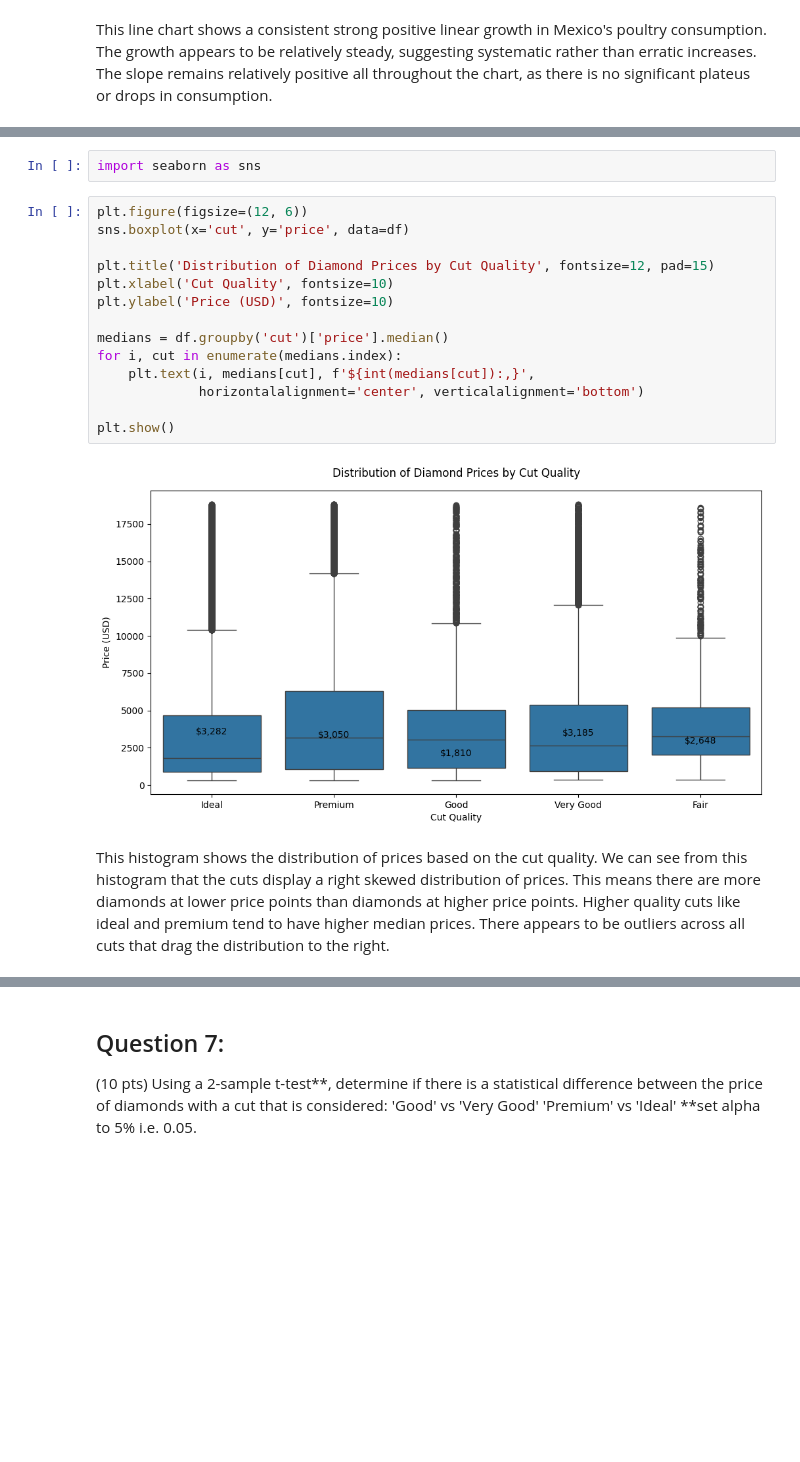
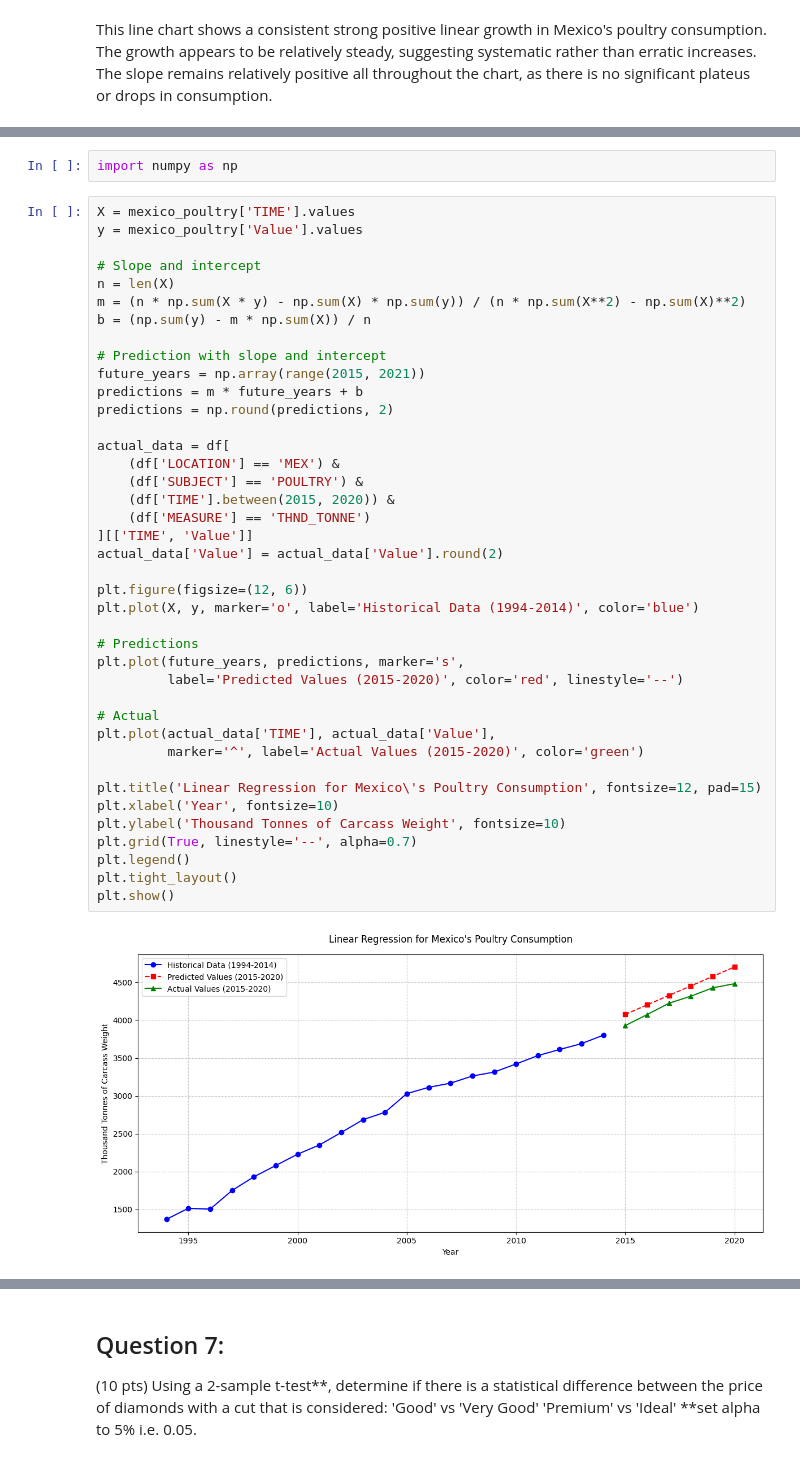
Before and after one commit to DavidYu75/ds3000-assignments, a Jupyter notebook: DS3000.A7.David.Yu.ipynb, the cells around one changed output, grey strips where cells are left out. Saved outputs shown, nothing was run; the diff lists cells and outputs as text; blank space fills up the shorter version.

```diff
--- a/DS3000.A7.David.Yu.ipynb
+++ b/DS3000.A7.David.Yu.ipynb
@@ -169,20 +170,44 @@ Note: this question is asking you to show the distribution of diamond prices for
 # %%
-import seaborn as sns
+import numpy as np
-# %%
-plt.figure(figsize=(12, 6))
-sns.boxplot(x='cut', y='price', data=df)
-
-plt.title('Distribution of Diamond Prices by Cut Quality', fontsize=12, pad=15)
-plt.xlabel('Cut Quality', fontsize=10)
-plt.ylabel('Price (USD)', fontsize=10)
-
-medians = df.groupby('cut')['price'].median()
-for i, cut in enumerate(medians.index):
-    plt.text(i, medians[cut], f'${int(medians[cut]):,}',
-             horizontalalignment='center', verticalalignment='bottom')
-
-plt.show()
-# %% [output]
-[figure, removed]
-# %% [markdown]
-This histogram shows the distribution of prices based on the cut quality. We can see from this histogram that the cuts display a right skewed distribution of prices. This means there are more diamonds at lower price points than diamonds at higher price points. Higher quality cuts like ideal and premium tend to have higher median prices. There appears to be outliers across all cuts that drag the distribution to the right.
+# %%
+X = mexico_poultry['TIME'].values
+y = mexico_poultry['Value'].values
+
+# Slope and intercept
+n = len(X)
+m = (n * np.sum(X * y) - np.sum(X) * np.sum(y)) / (n * np.sum(X**2) - np.sum(X)**2)
+b = (np.sum(y) - m * np.sum(X)) / n
+
+# Prediction with slope and intercept
+future_years = np.array(range(2015, 2021))
+predictions = m * future_years + b
+predictions = np.round(predictions, 2)
+
+actual_data = df[
+    (df['LOCATION'] == 'MEX') &
+    (df['SUBJECT'] == 'POULTRY') &
+    (df['TIME'].between(2015, 2020)) &
+    (df['MEASURE'] == 'THND_TONNE')
+][['TIME', 'Value']]
+actual_data['Value'] = actual_data['Value'].round(2)
+
+plt.figure(figsize=(12, 6))
+plt.plot(X, y, marker='o', label='Historical Data (1994-2014)', color='blue')
+
+# Predictions
+plt.plot(future_years, predictions, marker='s',
+         label='Predicted Values (2015-2020)', color='red', linestyle='--')
+
+# Actual
+plt.plot(actual_data['TIME'], actual_data['Value'],
+         marker='^', label='Actual Values (2015-2020)', color='green')
+
+plt.title('Linear Regression for Mexico\'s Poultry Consumption', fontsize=12, pad=15)
+plt.xlabel('Year', fontsize=10)
+plt.ylabel('Thousand Tonnes of Carcass Weight', fontsize=10)
+plt.grid(True, linestyle='--', alpha=0.7)
+plt.legend()
+plt.tight_layout()
+plt.show()
+# %% [output]
+[figure, added]
```
Also changed, not shown: parts of 3 cells of this notebook.
